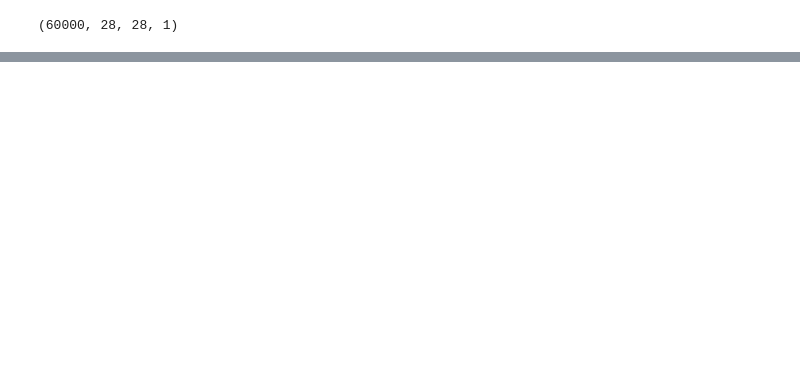
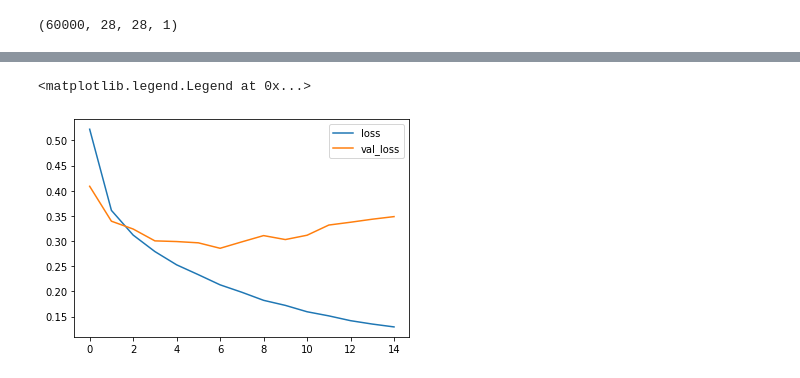
Before and after one commit to Hasun-Shin/MachineLearning, a Jupyter notebook: ml/source/Day4/04.Keras/TF2/01.TF2_Fashion_MNIST.ipynb, the cells around one changed output, grey strips where cells are left out. Drawn from its saved outputs; the diff is of its cells as text; code cells hidden in the pictures; blank space fills up the shorter version.

```diff
--- a/ml/source/Day4/04.Keras/TF2/01.TF2_Fashion_MNIST.ipynb
+++ b/ml/source/Day4/04.Keras/TF2/01.TF2_Fashion_MNIST.ipynb
@@ -43,0 +34,27 @@ print(x_train.shape)
+# %%
+#Build the model using the functional API
+i = Input(shape=x_train[0].shape)
+x = Conv2D(32,(3,3), strides=2, activation='relu')(i) # x = f(i) 같은 표기법....
+
+#64, 128 추가해보기.
+x = Conv2D(64, (3,3), strides=2, activation='relu')(x)
+x = Conv2D(128, (3,3), strides=2, activation='relu')(x)
+
+#Flatten()
+x = Flatten()(x)
+
+#Dropout()
+x = Dropout(0.2)(x)
+
+#Dense() 레이어를 써서 -> softmax 사용하기
+# dense() 레이어는 모든것이 연결되어 있는 fully connected
+x = Dense(512, activation='relu')(x)
+x = Dropout(0.2)(x)
+x = Dense(K, activation='softmax')(x)
+
+
+model = Model(i,x)
+model.summary()
+
+# stride 2 는 사이즈가 줄어든다. signoid로 바꾸든가, stride 빼든가(그러면 오래 걸리겠지. )
+# 싸이킷런 api 에는 그리드 서치 cv? 는 최적의 파라미터를 찾아준다.
@@ -43,0 +79,8 @@ print(x_train.shape)
+# %%
+# optimizer=adam, loss=categorical_crossentropy, metrics=accuracy
+model.compile(optimizer='adam', loss='sparse_categorical_crossentropy',
+             metrics=['accuracy']) #sparse : categorical_crossentropy 를 거쳐서 나오는 값을 정수로 바꿔서 출력해라.
+
+result = model.fit(x_train, y_train,
+                  validation_data=(x_test,y_test),
+                   epochs=15)
@@ -44,3 +113,14 @@ print(x_train.shape)
+# %%
+#Plot loss per iteration
+plt.plot(result.history['loss'], label='loss')
+plt.plot(result.history['val_loss'], label='val_loss')
+plt.legend()
+
+#val 이 정확할 수 도 있음.
+#loss 는 잘 되는데, acc는 왜 안나오는지 모르겠다.
+# %% [output]
+<matplotlib.legend.Legend at 0x...>
+[figure, added]
 # %%
 from sklearn.metrics import confusion_matrix
 import itertools
```
Also changed, not shown: parts of 15 cells of this notebook, 6 other files.
